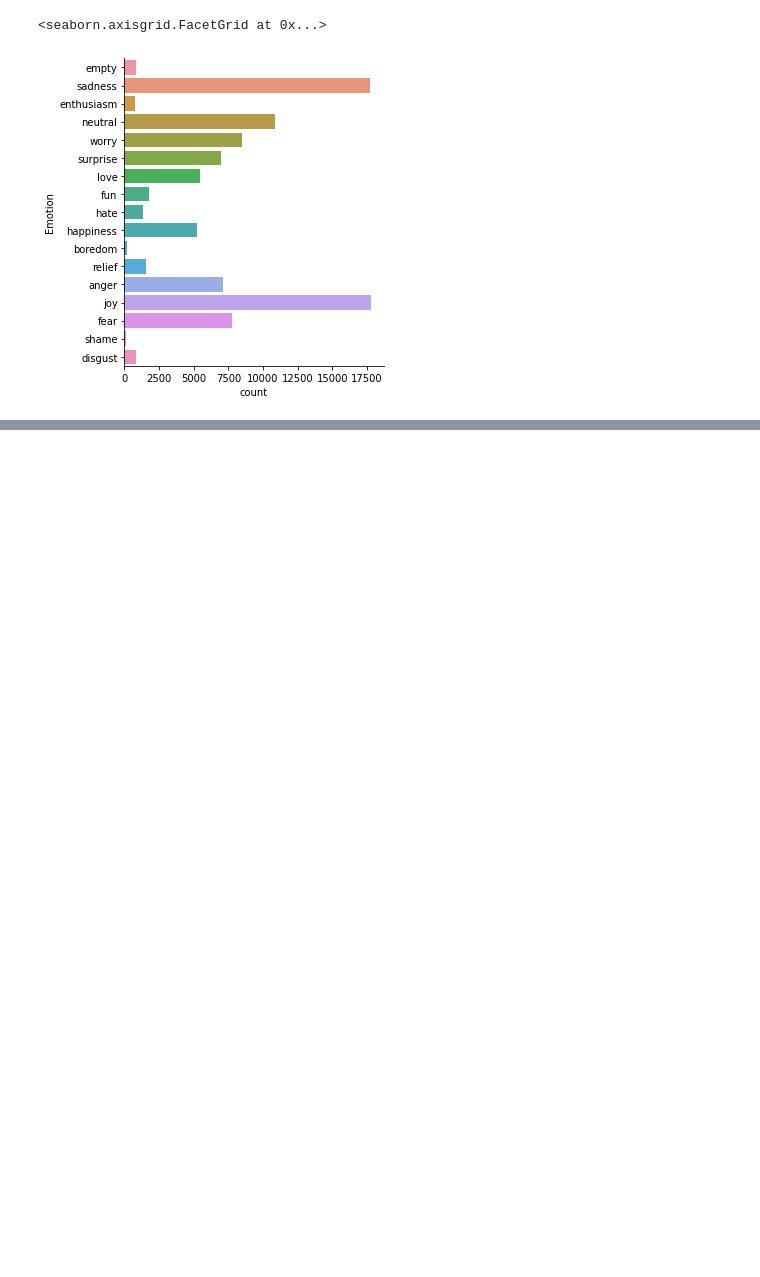
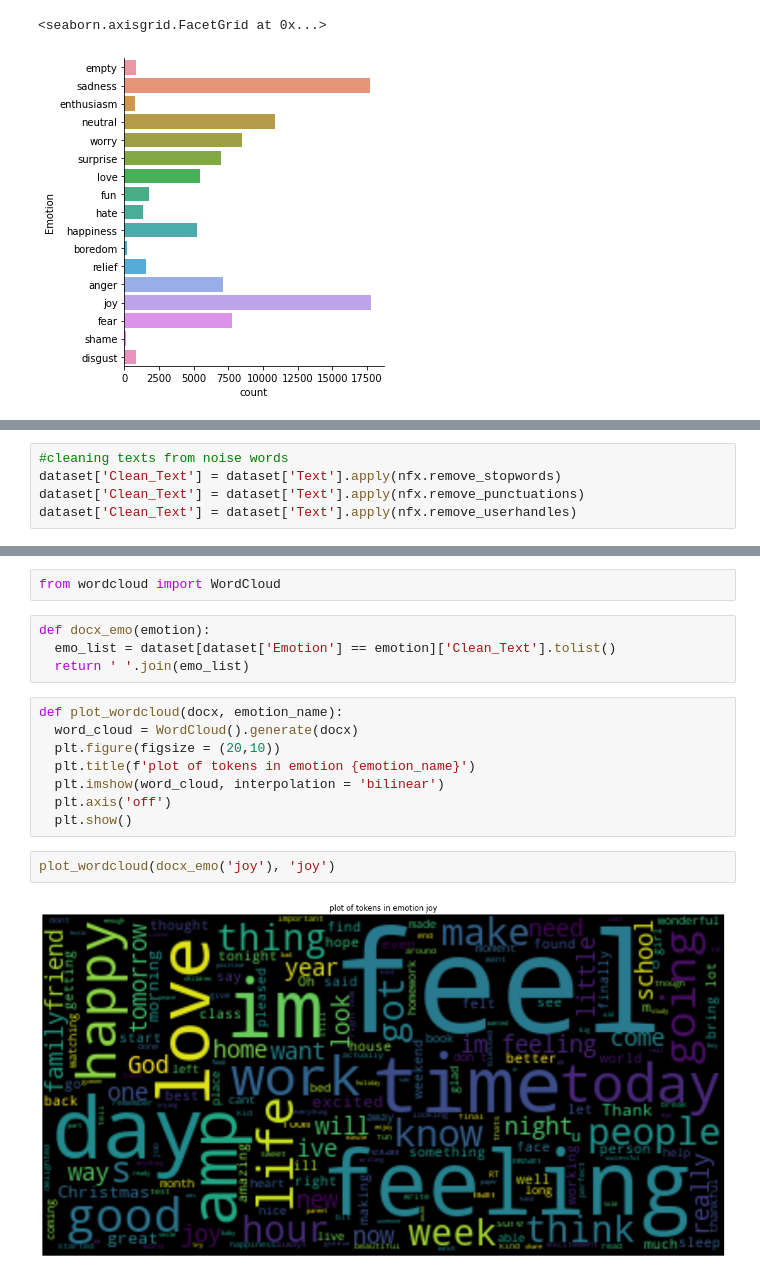
Before and after one commit to emadeldinadel2022/EmotionRecognitionText, a Jupyter notebook: emotion_recognition_with_text.ipynb, the cells around one changed output, grey strips where cells are left out. Drawn from its saved outputs; the diff is of its cells as text; blank space fills up the shorter version.

```diff
--- a/emotion_recognition_with_text.ipynb
+++ b/emotion_recognition_with_text.ipynb
@@ -88,0 +207,5 @@ sns.catplot(data=dataset, y="Emotion", kind = "count")
+# %%
+#cleaning texts from noise words
+dataset['Clean_Text'] = dataset['Text'].apply(nfx.remove_stopwords)
+dataset['Clean_Text'] = dataset['Text'].apply(nfx.remove_punctuations)
+dataset['Clean_Text'] = dataset['Text'].apply(nfx.remove_userhandles)
@@ -88,0 +255,18 @@ sns.catplot(data=dataset, y="Emotion", kind = "count")
+# %%
+from wordcloud import WordCloud
+# %%
+def docx_emo(emotion):
+  emo_list = dataset[dataset['Emotion'] == emotion]['Clean_Text'].tolist()
+  return ' '.join(emo_list)
+# %%
+def plot_wordcloud(docx, emotion_name):
+  word_cloud = WordCloud().generate(docx)
+  plt.figure(figsize = (20,10))
+  plt.title(f'plot of tokens in emotion {emotion_name}')
+  plt.imshow(word_cloud, interpolation = 'bilinear')
+  plt.axis('off')
+  plt.show()
+# %%
+plot_wordcloud(docx_emo('joy'), 'joy')
+# %% [output]
+[figure, added]
```
Also changed, not shown: parts of 55 cells of this notebook.
